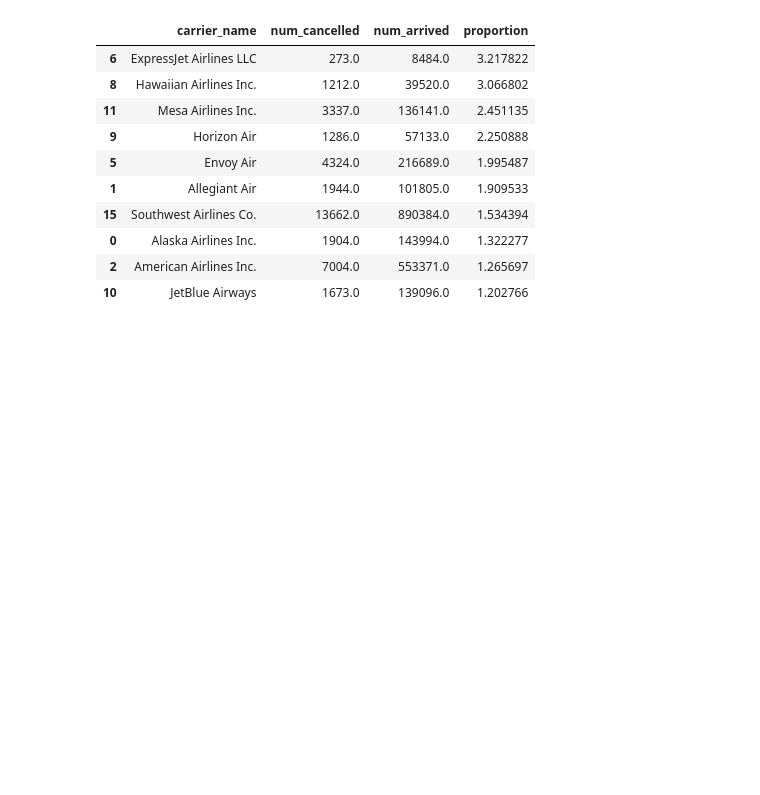
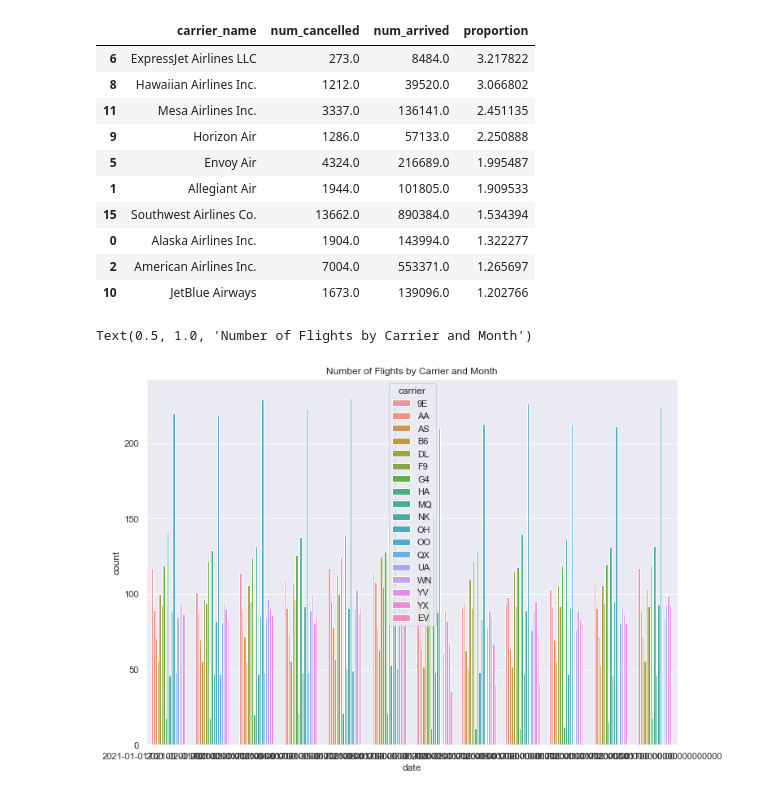
Before and after one commit to kmccoy123/Flight-Delays, a Jupyter notebook: eda.ipynb, the cells around one changed output. Saved outputs shown, nothing was run; the diff lists cells and outputs as text; code cells hidden in the pictures; blank space fills up the shorter version.

```diff
--- a/eda.ipynb
+++ b/eda.ipynb
@@ -425,3 +441,9 @@ df_cancelled.sort_values(by=['proportion'], ascending=False).head(10)
 | 0 | Alaska Airlines Inc. | 1904.0 | 143994.0 | 1.322277 |
 | 2 | American Airlines Inc. | 7004.0 | 553371.0 | 1.265697 |
 | 10 | JetBlue Airways | 1673.0 | 139096.0 | 1.202766 |
+# %%
+ax = sns.countplot(x='date',data=df,hue='carrier')
+ax.set_title('Number of Flights by Carrier and Month')
+# %% [output]
+Text(0.5, 1.0, 'Number of Flights by Carrier and Month')
+[figure, added]
```
Also changed, not shown: parts of 1 cell of this notebook, 1 other file.
